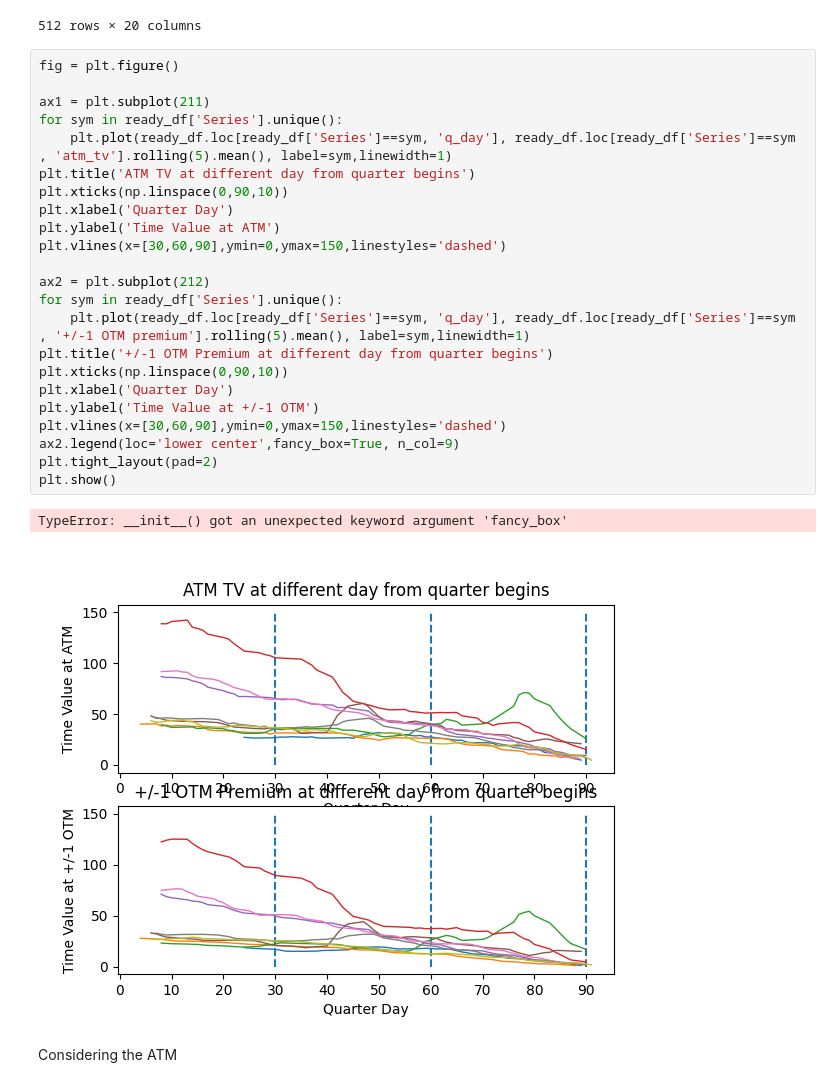
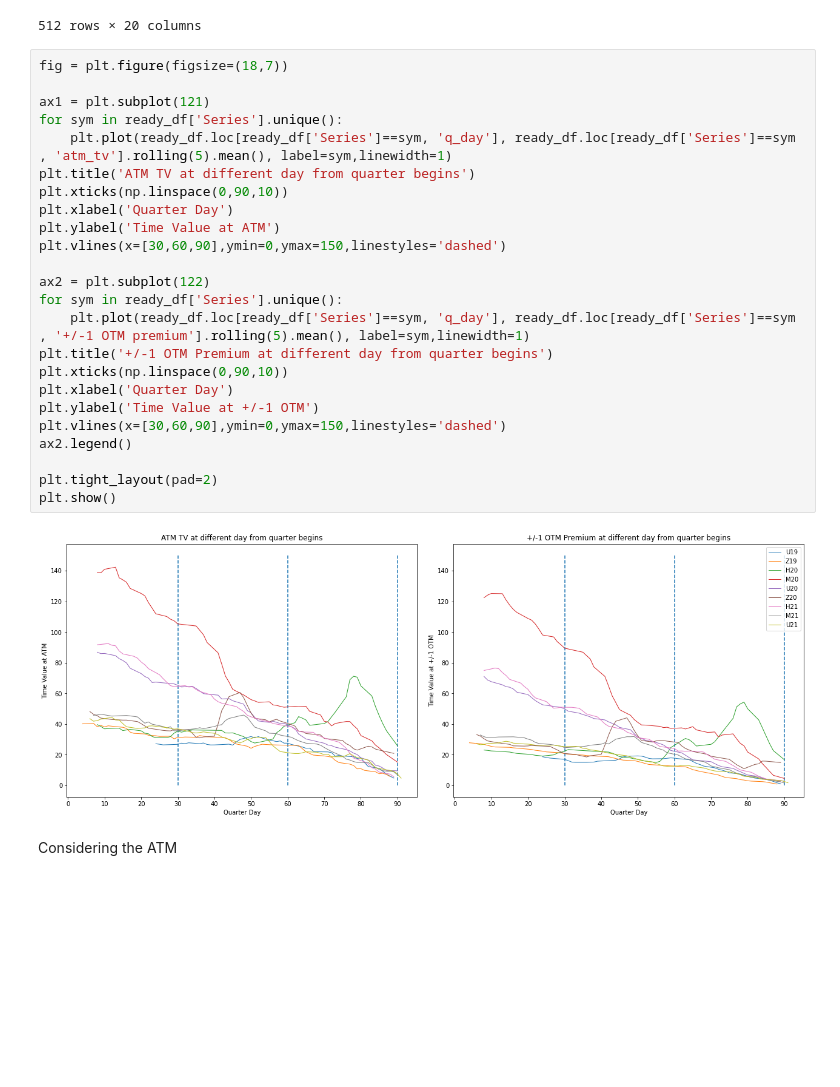
Before and after one commit to soi130/options_analysis, a Jupyter notebook: options_analytics.ipynb, the cells around one changed output. Cells and saved outputs as stored; diff of their text form; blank space fills up the shorter version.

Commit message:
construct subplots

```diff
--- a/options_analytics.ipynb
+++ b/options_analytics.ipynb
@@ -544,31 +543,31 @@ ready_df
 | 524 | 2021-09-29 | 963.1 | 976.0 | 963.1 | 970.2 | 970.27 | 1.47 | 0.0015 | 43935.0 | 30889.0 | U21 | ... |
 512 rows × 20 columns
 # %%
-fig = plt.figure()
+fig = plt.figure(figsize=(18,7))
 
-ax1 = plt.subplot(211)
+ax1 = plt.subplot(121)
 for sym in ready_df['Series'].unique():
     plt.plot(ready_df.loc[ready_df['Series']==sym, 'q_day'], ready_df.loc[ready_df['Series']==sym , 'atm_tv'].rolling(5).mean(), label=sym,linewidth=1)
 plt.title('ATM TV at different day from quarter begins')
 plt.xticks(np.linspace(0,90,10))
 plt.xlabel('Quarter Day')
 plt.ylabel('Time Value at ATM')
 plt.vlines(x=[30,60,90],ymin=0,ymax=150,linestyles='dashed')
 
-ax2 = plt.subplot(212)
+ax2 = plt.subplot(122)
 for sym in ready_df['Series'].unique():
     plt.plot(ready_df.loc[ready_df['Series']==sym, 'q_day'], ready_df.loc[ready_df['Series']==sym , '+/-1 OTM premium'].rolling(5).mean(), label=sym,linewidth=1)
 plt.title('+/-1 OTM Premium at different day from quarter begins')
 plt.xticks(np.linspace(0,90,10))
 plt.xlabel('Quarter Day')
 plt.ylabel('Time Value at +/-1 OTM')
 plt.vlines(x=[30,60,90],ymin=0,ymax=150,linestyles='dashed')
-ax2.legend(loc='lower center',fancy_box=True, n_col=9)
+ax2.legend()
+
 plt.tight_layout(pad=2)
 plt.show()
 # %% [output]
-TypeError: __init__() got an unexpected keyword argument 'fancy_box'
-[figure, old version]
+[figure, new version]
 # %% [markdown]
 Considering the ATM
 # %%
```
Also changed, not shown: parts of 5 cells of this notebook.
